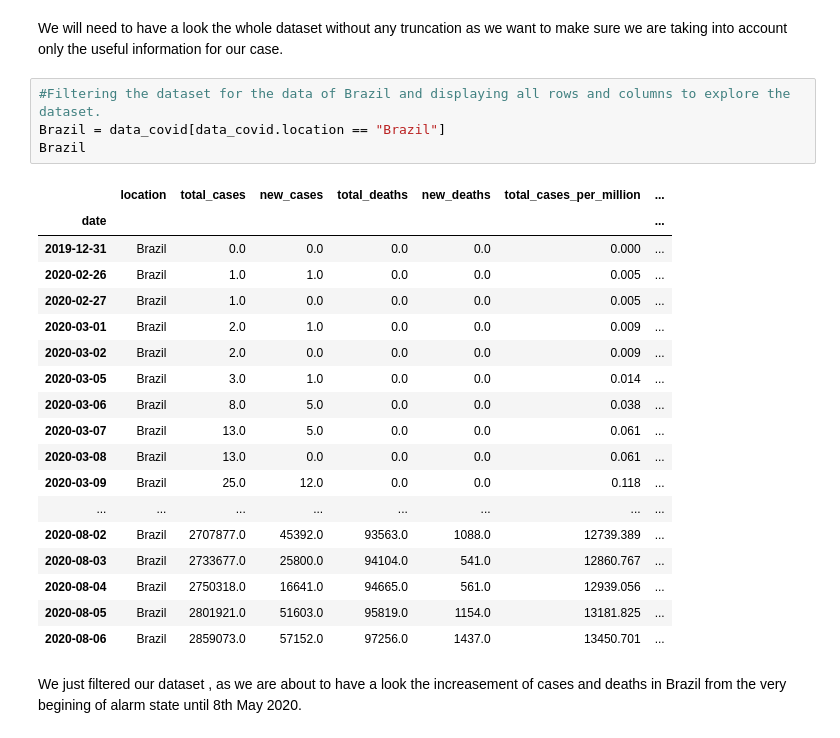
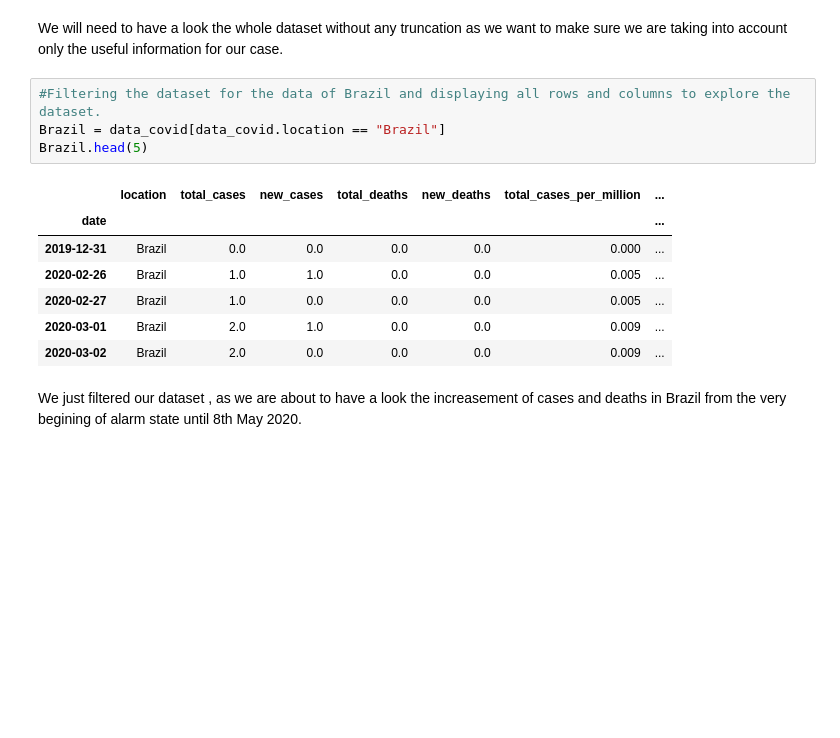
Before and after one commit to RoxannaW/Project_August_Corona, a Jupyter notebook: Rama_Alba/mi_trabajo.ipynb, the cells around one changed output. Cells and saved outputs as stored; diff of their text form; blank space fills up the shorter version.

```diff
--- a/Rama_Alba/mi_trabajo.ipynb
+++ b/Rama_Alba/mi_trabajo.ipynb
@@ -161,26 +183,15 @@ We will need to have a look the whole dataset without any truncation as we want
 # %%
 #Filtering the dataset for the data of Brazil and displaying all rows and columns to explore the dataset.
 Brazil = data_covid[data_covid.location == "Brazil"]
-Brazil
+Brazil.head(5)
 # %% [output]
 |  | location | total_cases | new_cases | total_deaths | new_deaths | total_cases_per_million | ... |
 | date |  |  |  |  |  |  | ... |
 | 2019-12-31 | Brazil | 0.0 | 0.0 | 0.0 | 0.0 | 0.000 | ... |
 | 2020-02-26 | Brazil | 1.0 | 1.0 | 0.0 | 0.0 | 0.005 | ... |
 | 2020-02-27 | Brazil | 1.0 | 0.0 | 0.0 | 0.0 | 0.005 | ... |
 | 2020-03-01 | Brazil | 2.0 | 1.0 | 0.0 | 0.0 | 0.009 | ... |
 | 2020-03-02 | Brazil | 2.0 | 0.0 | 0.0 | 0.0 | 0.009 | ... |
-| 2020-03-05 | Brazil | 3.0 | 1.0 | 0.0 | 0.0 | 0.014 | ... |
-| 2020-03-06 | Brazil | 8.0 | 5.0 | 0.0 | 0.0 | 0.038 | ... |
-| 2020-03-07 | Brazil | 13.0 | 5.0 | 0.0 | 0.0 | 0.061 | ... |
-| 2020-03-08 | Brazil | 13.0 | 0.0 | 0.0 | 0.0 | 0.061 | ... |
-| 2020-03-09 | Brazil | 25.0 | 12.0 | 0.0 | 0.0 | 0.118 | ... |
-| ... | ... | ... | ... | ... | ... | ... | ... |
-| 2020-08-02 | Brazil | 2707877.0 | 45392.0 | 93563.0 | 1088.0 | 12739.389 | ... |
-| 2020-08-03 | Brazil | 2733677.0 | 25800.0 | 94104.0 | 541.0 | 12860.767 | ... |
-| 2020-08-04 | Brazil | 2750318.0 | 16641.0 | 94665.0 | 561.0 | 12939.056 | ... |
-| 2020-08-05 | Brazil | 2801921.0 | 51603.0 | 95819.0 | 1154.0 | 13181.825 | ... |
-| 2020-08-06 | Brazil | 2859073.0 | 57152.0 | 97256.0 | 1437.0 | 13450.701 | ... |
 # %% [markdown]
 We just filtered our dataset , as we are about to have a look the increasement of cases and deaths in Brazil from the very begining of alarm state until 8th May 2020.
 # %%
```
Also changed, not shown: parts of 20 cells of this notebook.
